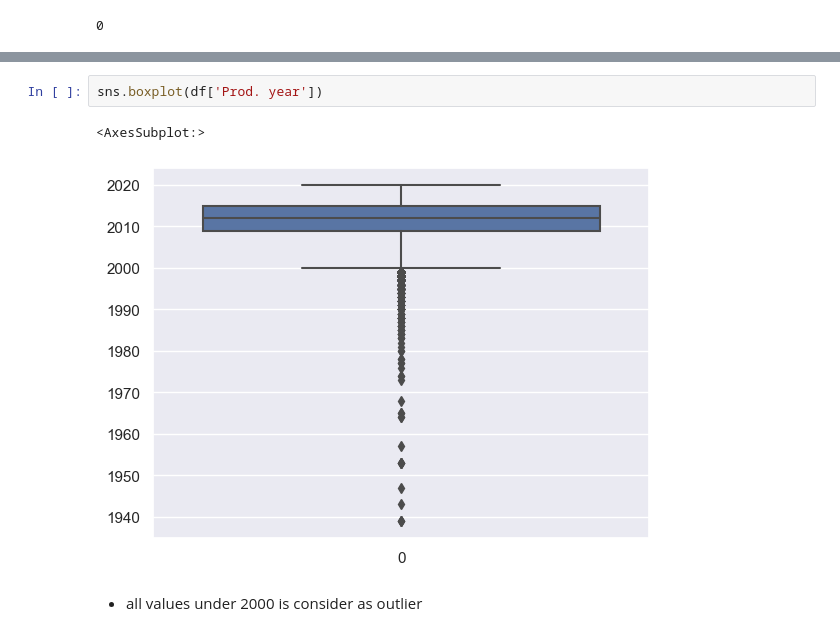
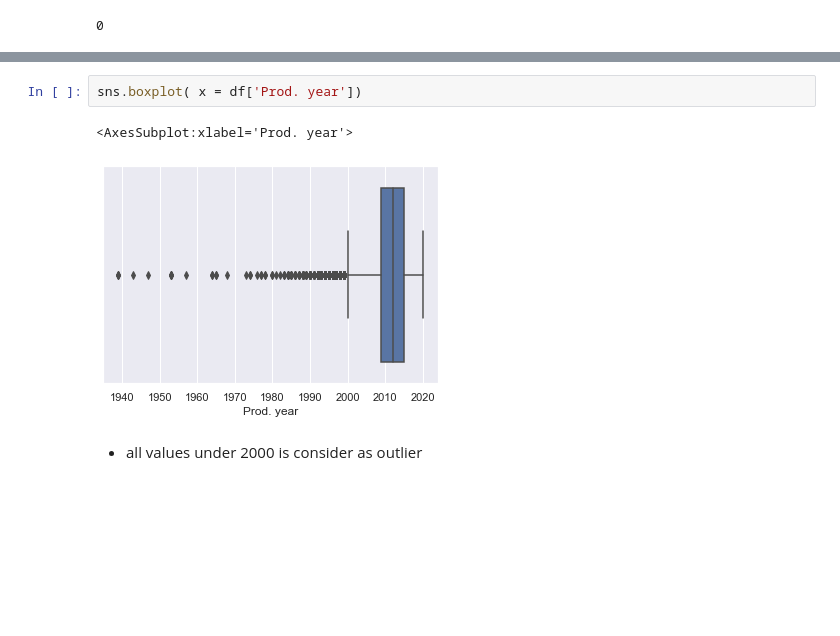
Before and after one commit to aLmktr/COMP3602-Project, a Jupyter notebook: 132962_132851.ipynb, the cells around one changed output, grey strips where cells are left out. Drawn from its saved outputs; the diff is of its cells as text; blank space fills up the shorter version.

```diff
--- a/132962_132851.ipynb
+++ b/132962_132851.ipynb
@@ -491,8 +479,8 @@ def zScore(data):
 # %%
-sns.boxplot(df['Prod. year'])
+sns.boxplot( x = df['Prod. year'])
 # %% [output]
-<AxesSubplot:>
+<AxesSubplot:xlabel='Prod. year'>
-[figure, old version]
+[figure, new version]
 # %% [markdown]
 - all values under 2000 is consider as outlier
 # %%
```
Also changed, not shown: parts of 24 cells of this notebook.
